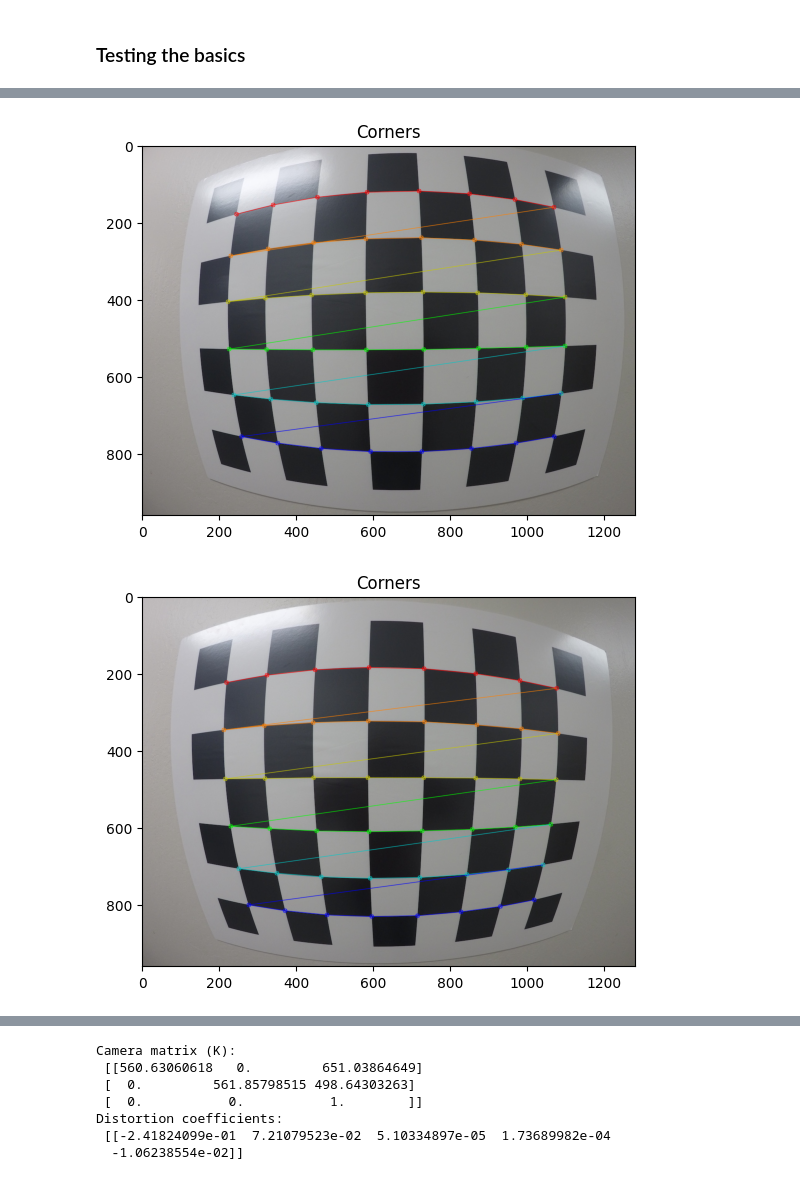
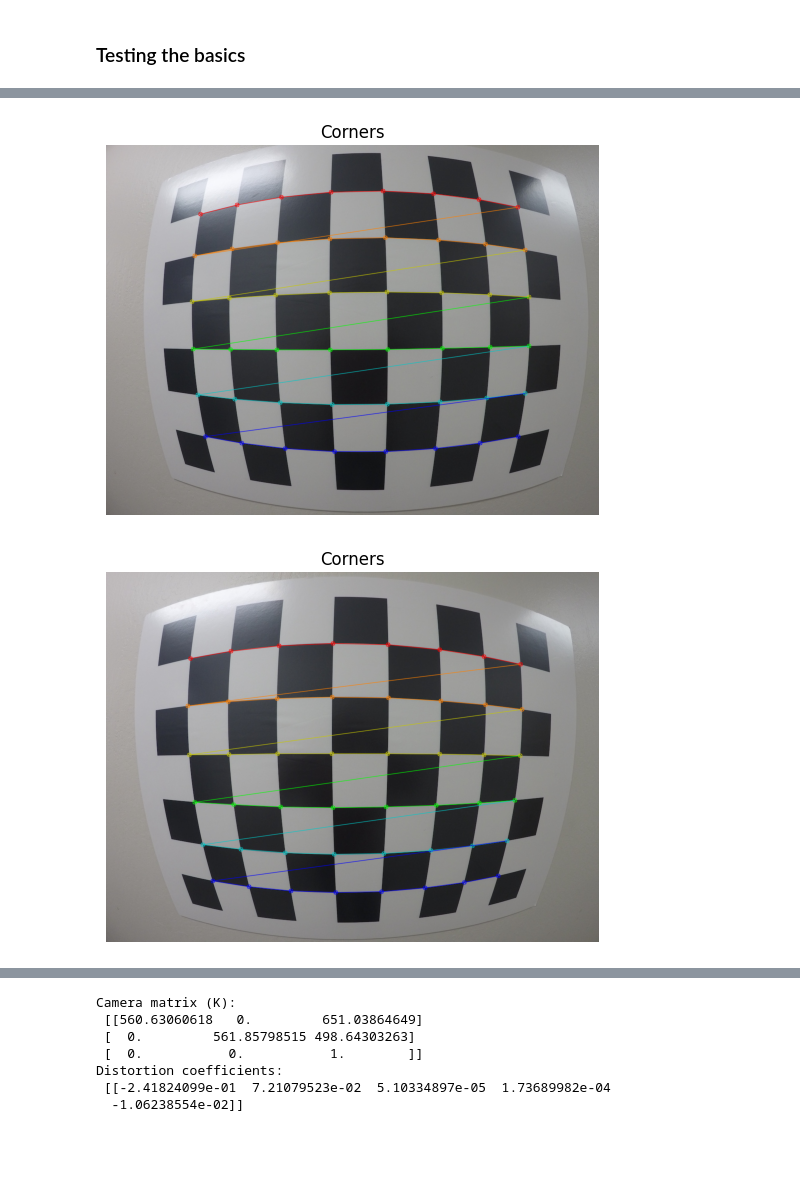
Before and after one commit to Meet2304/Computer-Vision, a Jupyter notebook: 6_Camera Callibration_26Sept25.ipynb, the cells around one changed output, grey strips where cells are left out. Drawn from its saved outputs; the diff is of its cells as text; code cells hidden in the pictures; blank space fills up the shorter version.

```diff
--- a/6_Camera Callibration_26Sept25.ipynb
+++ b/6_Camera Callibration_26Sept25.ipynb
@@ -46,6 +46,7 @@ for fname in images:
         cv2.drawChessboardCorners(img, chessboard_size, corners, ret)
         plt.imshow(cv2.cvtColor(img, cv2.COLOR_BGR2RGB))
         plt.title("Corners")
+        plt.axis("off")
         plt.show()
     else:
         print(f"⚠️ Chessboard not detected in {fname}")
@@ -67,2 +68,2 @@ else:
-[figure, old version]
+[figure, new version]
-[figure, old version]
+[figure, new version]
```
Also changed, not shown: parts of 1 cell of this notebook.
